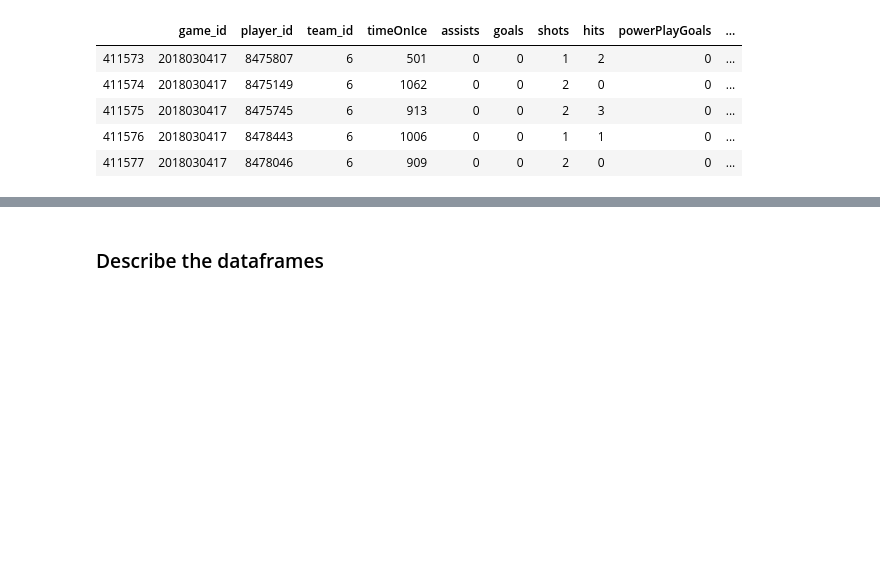
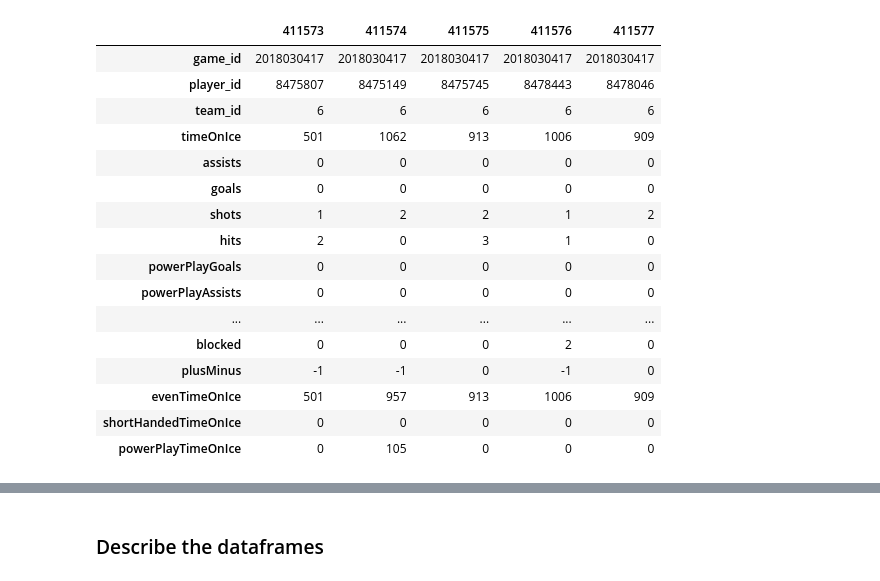
Before and after one commit to pwolter/HockeyStats, a Jupyter notebook: Hockey_fun.ipynb, the cells around one changed output, grey strips where cells are left out. Drawn from its saved outputs; the diff is of its cells as text; code cells hidden in the pictures; blank space fills up the shorter version.

```diff
--- a/Hockey_fun.ipynb
+++ b/Hockey_fun.ipynb
@@ -32,5 +52,10 @@ game = pd.read_csv(f'{PATH}game.csv', low_memory=False, parse_dates=["date_time"
 # %%
 def display_all(df):
+    '''
+    INPUT - data frame - pandas dataframe with the data to display
+    OUTPUT -
+            display the dataframe with 1,000 rows and columns setting
+    '''
     with pd.option_context("display.max_rows", 1000, "display.max_columns", 1000):
         display(df)
 # %% [markdown]
@@ -56,10 +91,21 @@ display_all(player_info.tail())
 # %%
-display_all(game_skater_stats.tail())
+display_all(game_skater_stats.tail().T)
 # %% [output]
-|  | game_id | player_id | team_id | timeOnIce | assists | goals | shots | hits | powerPlayGoals | ... |
-| 411573 | 2018030417 | 8475807 | 6 | 501 | 0 | 0 | 1 | 2 | 0 | ... |
-| 411574 | 2018030417 | 8475149 | 6 | 1062 | 0 | 0 | 2 | 0 | 0 | ... |
-| 411575 | 2018030417 | 8475745 | 6 | 913 | 0 | 0 | 2 | 3 | 0 | ... |
-| 411576 | 2018030417 | 8478443 | 6 | 1006 | 0 | 0 | 1 | 1 | 0 | ... |
-| 411577 | 2018030417 | 8478046 | 6 | 909 | 0 | 0 | 2 | 0 | 0 | ... |
+|  | 411573 | 411574 | 411575 | 411576 | 411577 |
+| game_id | 2018030417 | 2018030417 | 2018030417 | 2018030417 | 2018030417 |
+| player_id | 8475807 | 8475149 | 8475745 | 8478443 | 8478046 |
+| team_id | 6 | 6 | 6 | 6 | 6 |
+| timeOnIce | 501 | 1062 | 913 | 1006 | 909 |
+| assists | 0 | 0 | 0 | 0 | 0 |
+| goals | 0 | 0 | 0 | 0 | 0 |
+| shots | 1 | 2 | 2 | 1 | 2 |
+| hits | 2 | 0 | 3 | 1 | 0 |
+| powerPlayGoals | 0 | 0 | 0 | 0 | 0 |
+| powerPlayAssists | 0 | 0 | 0 | 0 | 0 |
+| ... | ... | ... | ... | ... | ... |
+| blocked | 0 | 0 | 0 | 2 | 0 |
+| plusMinus | -1 | -1 | 0 | -1 | 0 |
+| evenTimeOnIce | 501 | 957 | 913 | 1006 | 909 |
+| shortHandedTimeOnIce | 0 | 0 | 0 | 0 | 0 |
+| powerPlayTimeOnIce | 0 | 105 | 0 | 0 | 0 |
 # %%
```
Also changed, not shown: parts of 58 cells of this notebook.
